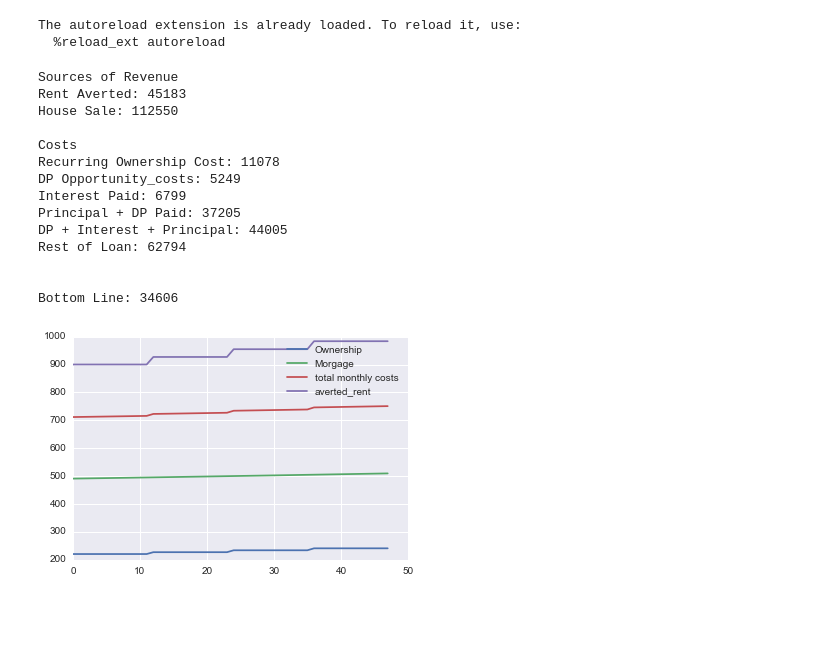
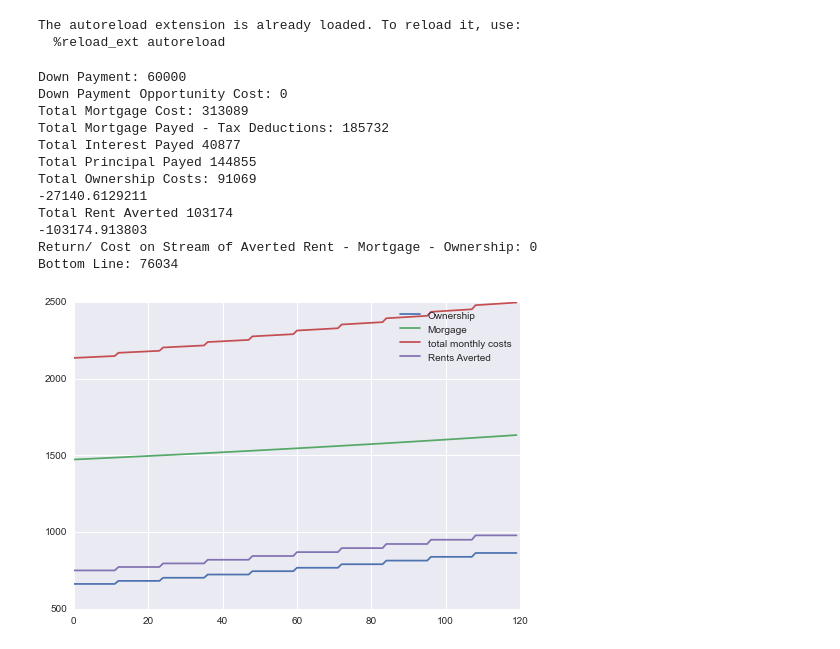
Before and after one commit to ewulczyn/home_ownership, a Jupyter notebook: Economics of Home Ownership.ipynb, the cells around one changed output. Saved outputs shown, nothing was run; the diff lists cells and outputs as text; code cells hidden in the pictures; blank space fills up the shorter version.

```diff
--- a/Economics of Home Ownership.ipynb
+++ b/Economics of Home Ownership.ipynb
@@ -8,36 +8,34 @@ The autoreload extension is already loaded. To reload it, use:
   %reload_ext autoreload
 # %%
 d = {
-'home_price' : 100000.0,
+'home_price' : 300000.0,
 'down_payment' : 0.2,
 'maintenance': 0.01,
 'home_owners_insurance': 0.0056,
 'mortgage_term' : 15,
 'mortgage_rate' : 0.037,
 'property_tax' : 0.017,
 'marginal_tax_rate' : 0.36,
-'stock_market' : 0.06,
+'stock_market' : 0.00,
 'house_appreciation' : 0.03,
-'years'  : 4,
-'income_rent'  : 900,
-'personal_rent' : 900,
+'years'  : 10,
+'income_rent'  : 1600,
+'personal_rent' : 750,
 'rent_rate' : 0.03,
 }
 
-bottom_line(d, income = False)
+Home(d).simulate()
 # %% [output]
-Sources of Revenue
-Rent Averted: 45183
-House Sale: 112550
-
-Costs
-Recurring Ownership Cost: 11078
-DP Opportunity_costs: 5249
-Interest Paid: 6799
-Principal + DP Paid: 37205
-DP + Interest + Principal: 44005
-Rest of Loan: 62794
-
-
-Bottom Line: 34606
+Down Payment: 60000
+Down Payment Opportunity Cost: 0
+Total Mortgage Cost: 313089
+Total Mortgage Payed - Tax Deductions: 185732
+Total Interest Payed 40877
+Total Principal Payed 144855
+Total Ownership Costs: 91069
+-27140.6129211
+Total Rent Averted 103174
+-103174.913803
+Return/ Cost on Stream of Averted Rent - Mortgage - Ownership: 0
+Bottom Line: 76034
-[figure, old version]
+[figure, new version]
```
Also changed, not shown: parts of 3 cells of this notebook, 1 other file.
